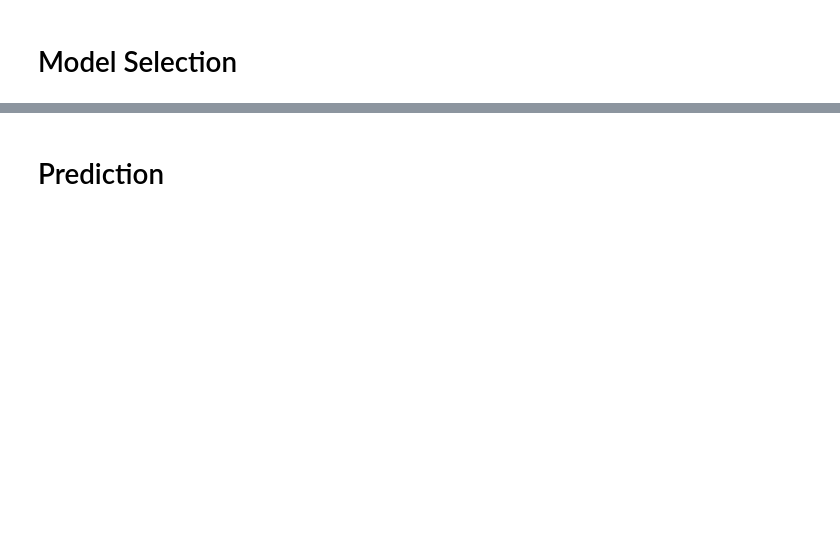
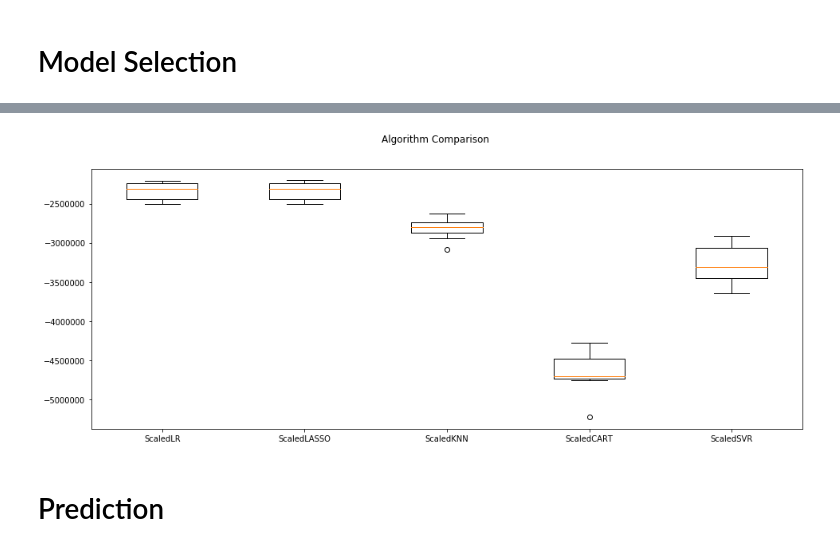
Before and after one commit to iasad1/bigmart, a Jupyter notebook: model-building.ipynb, the cells around one changed output, grey strips where cells are left out. Cells and saved outputs as stored; diff of their text form; code cells hidden in the pictures; blank space fills up the shorter version.

```diff
--- a/model-building.ipynb
+++ b/model-building.ipynb
@@ -98,0 +159,17 @@ Name: Item_Outlet_Sales, Length: 14204, dtype: float64
+# %%
+pipelines = []
+pipelines.append(('ScaledLR', Pipeline([('Scaler', StandardScaler()),('LR', LinearRegression())])))
+pipelines.append(('ScaledLASSO', Pipeline([('Scaler', StandardScaler()),('LASSO', Lasso())])))
+# pipelines.append(('ScaledRidge', Pipeline([('Scaler', StandardScaler()),('RIDGE', RIDGE())])))
+pipelines.append(('ScaledKNN', Pipeline([('Scaler', StandardScaler()),('KNN', KNeighborsRegressor())])))
+pipelines.append(('ScaledCART', Pipeline([('Scaler', StandardScaler()),('CART', DecisionTreeRegressor())])))
+pipelines.append(('ScaledSVR', Pipeline([('Scaler', StandardScaler()),('SVR', SVR())])))
+results = []
+names = []
+for name, model in pipelines:
+    kfold = KFold(n_splits=num_folds, random_state=seed)
+    cv_results = cross_val_score(model, X_train, y_train, cv=kfold, scoring=RMS)
+    results.append(cv_results)
+    names.append(name)
+    msg = "%s: %f (%f)" % (name, cv_results.mean(), cv_results.std())
+    print(msg)
@@ -99,2 +182,11 @@ Name: Item_Outlet_Sales, Length: 14204, dtype: float64
+# %%
+fig = plt.figure(figsize=(16,6))
+fig.suptitle('Algorithm Comparison')
+ax = fig.add_subplot(111)
+plt.boxplot(results)
+ax.set_xticklabels(names)
+plt.show()
+# %% [output]
+[figure, added]
 # %% [markdown]
 # Prediction
```
Also changed, not shown: parts of 11 cells of this notebook.
